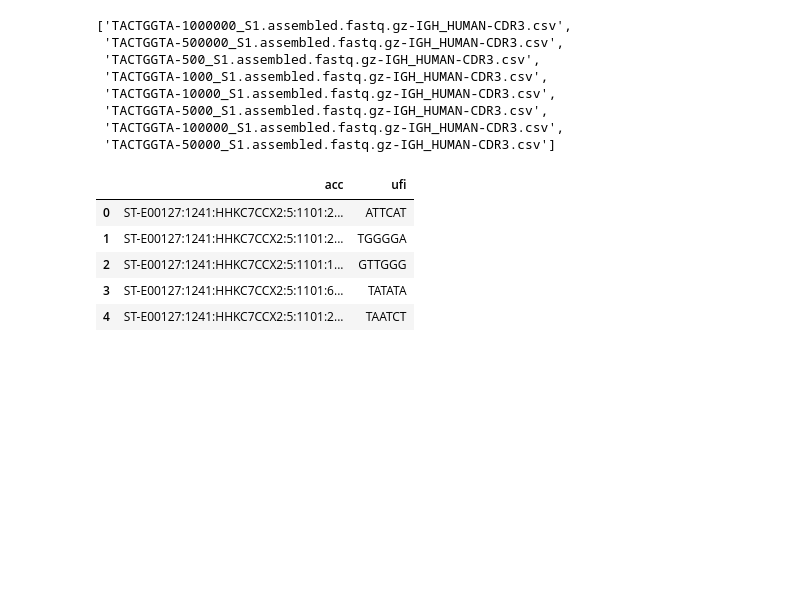
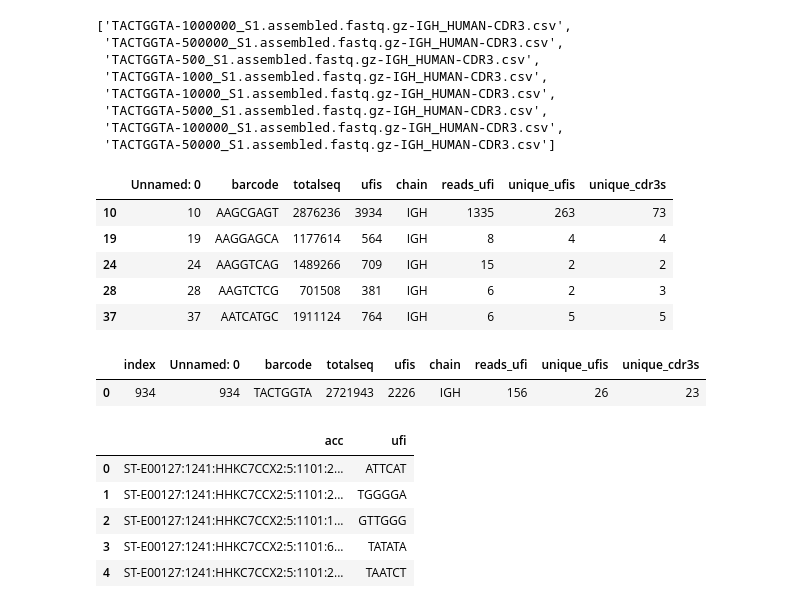
Before and after one commit to EDS-Bioinformatics-Laboratory/reseda, a Jupyter notebook: NOTEBOOKS/LinkCdr3ToUfi.ipynb, the cells around one changed output. Drawn from its saved outputs; the diff is of its cells as text; code cells hidden in the pictures; blank space fills up the shorter version.

```diff
--- a/NOTEBOOKS/LinkCdr3ToUfi.ipynb
+++ b/NOTEBOOKS/LinkCdr3ToUfi.ipynb
@@ -17,6 +17,26 @@ myfiles
  'TACTGGTA-5000_S1.assembled.fastq.gz-IGH_HUMAN-CDR3.csv',
  'TACTGGTA-100000_S1.assembled.fastq.gz-IGH_HUMAN-CDR3.csv',
  'TACTGGTA-50000_S1.assembled.fastq.gz-IGH_HUMAN-CDR3.csv']
+# %%
+# Read total nr of reads and UFIs
+df_total = pd.read_excel("TotalSeqVsUfis.xlsx")
+df_total = df_total[df_total['chain'] == "IGH"] # filter on IGH
+df_total.head()
+# %% [output]
+|  | Unnamed: 0 | barcode | totalseq | ufis | chain | reads_ufi | unique_ufis | unique_cdr3s |
+| 10 | 10 | AAGCGAGT | 2876236 | 3934 | IGH | 1335 | 263 | 73 |
+| 19 | 19 | AAGGAGCA | 1177614 | 564 | IGH | 8 | 4 | 4 |
+| 24 | 24 | AAGGTCAG | 1489266 | 709 | IGH | 15 | 2 | 2 |
+| 28 | 28 | AAGTCTCG | 701508 | 381 | IGH | 6 | 2 | 3 |
+| 37 | 37 | AATCATGC | 1911124 | 764 | IGH | 6 | 5 | 5 |
+# %%
+# Get entry for this particular barcode
+df_total = df_total[df_total['barcode'] == cell]
+df_total = df_total.reset_index()
+df_total
+# %% [output]
+|  | index | Unnamed: 0 | barcode | totalseq | ufis | chain | reads_ufi | unique_ufis | unique_cdr3s |
+| 0 | 934 | 934 | TACTGGTA | 2721943 | 2226 | IGH | 156 | 26 | 23 |
 # %%
 df_ufis = pd.read_csv("ufis-VJC/" + cell + '_S1_L001_R1_001-mapped-ufis.csv', header=None, sep="\t")
 df_ufis = df_ufis.rename(columns={0: 'acc', 1: 'ufi'})
```
Also changed, not shown: parts of 3 cells of this notebook.
